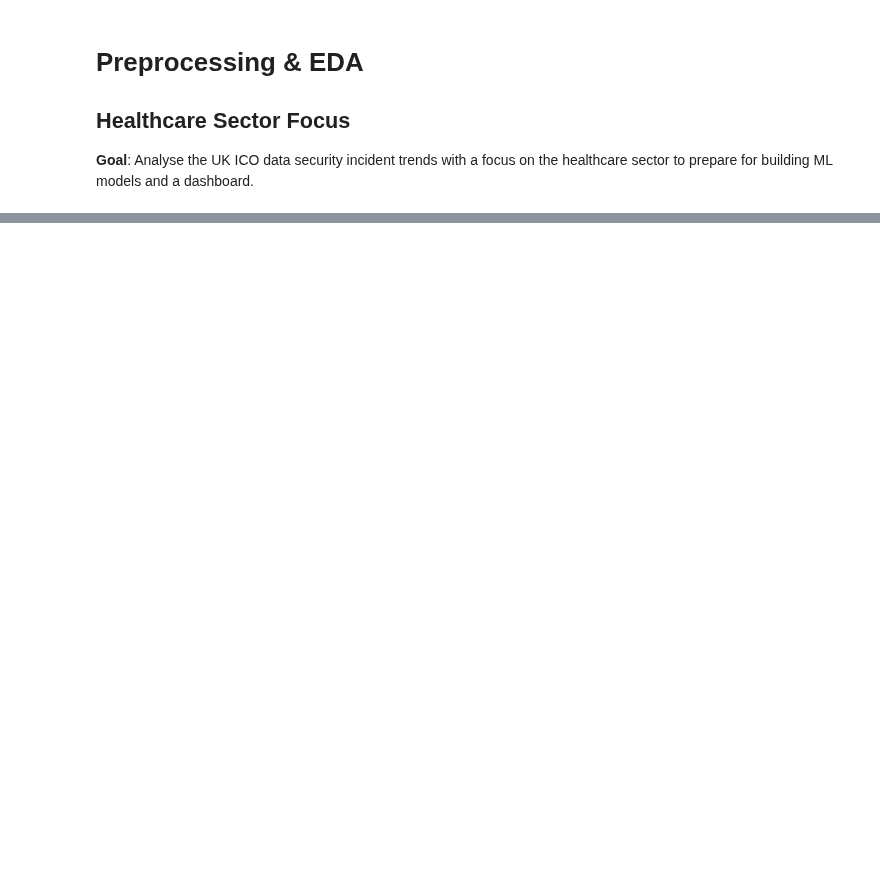
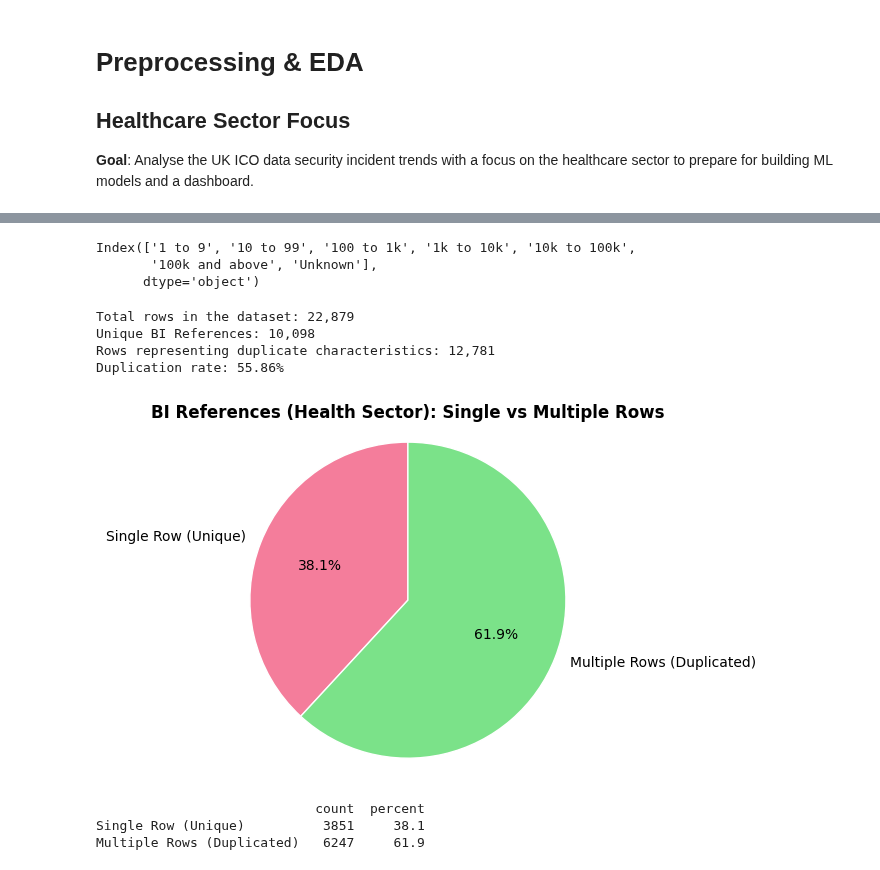
Before and after one commit to maycrowave/healthcare-data-incident-dashboard, a Jupyter notebook: preprocess.ipynb, the cells around one changed output, grey strips where cells are left out. Saved outputs shown, nothing was run; the diff lists cells and outputs as text; code cells hidden in the pictures; blank space fills up the shorter version.

```diff
--- a/preprocess.ipynb
+++ b/preprocess.ipynb
@@ -4,7 +4,7 @@
 
 **Goal**: Analyse the UK ICO data security incident trends with a focus on the healthcare sector to prepare for building ML models and a dashboard.
 # %%
-# imports
+# Imports
 import numpy as np
 import pandas as pd
 import matplotlib.pyplot as plt
@@ -15,9 +15,12 @@ from sklearn.compose import ColumnTransformer
 from sklearn.pipeline import Pipeline
 from sklearn.cluster import KMeans
 from kmodes.kmodes import KModes
+
+# Constants
+COLOUR_PALETTE = ["#f47d9b", "#7be289", "#f3dc4a", "#8097e8","#e8a16e", "#d585ed", "#60e1e1"]
 # %%
 # load the dataset
-df_ico_original = pd.read_csv("data-security-incidents-trends-q1-2019-to-q4-2025.csv", delimiter = ",")
+df_ico_original = pd.read_csv("data/data-security-incidents-trends-q1-2019-to-q4-2025.csv", delimiter = ",")
 
 # initial look at data
 df_ico_original.info()
@@ -125,8 +266,12 @@ df_health_original["no_data_subjects_affected"] = pd.Categorical(
 
 # verify ordering
 df_health_original["no_data_subjects_affected"].cat.categories
+# %% [output]
+Index(['1 to 9', '10 to 99', '100 to 1k', '1k to 10k', '10k to 100k',
+       '100k and above', 'Unknown'],
+      dtype='object')
 # %%
-# finding the unique vs total BI references
+# Finding the unique vs total BI references
 total_rows = len(df_health_original)
 unique_bi_refs = df_health_original['bi_reference'].nunique()
 duplicate_ratio = (total_rows - unique_bi_refs) / total_rows * 100
@@ -135,3 +280,8 @@ print(f"\nTotal rows in the dataset: {total_rows:,}")
 print(f"Unique BI References: {unique_bi_refs:,}")
 print(f"Rows representing duplicate characteristics: {total_rows - unique_bi_refs:,}")
 print(f"Duplication rate: {duplicate_ratio:.2f}%")
+# %% [output]
+Total rows in the dataset: 22,879
+Unique BI References: 10,098
+Rows representing duplicate characteristics: 12,781
+Duplication rate: 55.86%
@@ -138,18 +316,22 @@ print(f"Duplication rate: {duplicate_ratio:.2f}%")
 # %%
-# plot: pie chart of unique vs duplicate references
+# Plot the breakdown of unique vs duplicate BI references
 bi_ref_counts = df_health_original['bi_reference'].value_counts()
-single_row = (bi_ref_counts == 1).sum()
-multiple_rows = (bi_ref_counts > 1).sum()
+bi_ref_series = pd.Series({
+    'Single Row (Unique)': (bi_ref_counts == 1).sum(),
+    'Multiple Rows (Duplicated)': (bi_ref_counts > 1).sum(),
+})
 
-plt.pie([single_row, multiple_rows],
-            labels=['Single Row\n(No duplication)', 'Multiple Rows\n(Duplicated)'],
-            autopct='%1.1f%%',
-            colors=['#ff9999', '#66b3ff'],
-            startangle=90,
-            textprops={'fontsize': 11})
-
-plt.title('BI References (Health Sector): Single vs Multiple Rows', fontsize=12, fontdict={'weight': 'bold'})
-plt.show()
+bi_ref_summary = plot_pie_with_counts(
+    bi_ref_series,
+    title='BI References (Health Sector): Single vs Multiple Rows',
+    total=bi_ref_series.sum(),
+)
+print(bi_ref_summary)
+# %% [output]
+[figure, added]
+                            count  percent
+Single Row (Unique)          3851     38.1
+Multiple Rows (Duplicated)   6247     61.9
 # %%
 # analyse which columns typically vary across duplicates
 duplicated_bi_refs = df_health_original[df_health_original['bi_reference'].duplicated(keep=False)]
```
Also changed, not shown: parts of 45 cells of this notebook, 24 other files.
